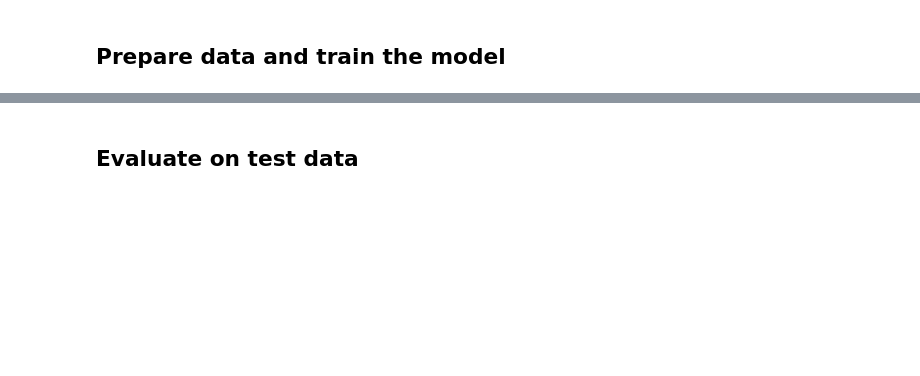
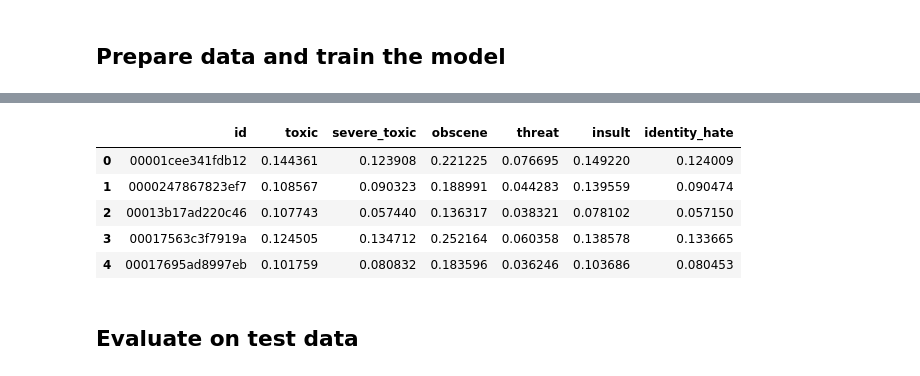
Before and after one commit to richwkc/Kaggle-Toxic-Comment-Classification-Challenge, a Jupyter notebook: all-variables-word2vec-then-rnn-optimal-parameters.ipynb, the cells around one changed output, grey strips where cells are left out. Cells and saved outputs as stored; diff of their text form; code cells hidden in the pictures; blank space fills up the shorter version.

```diff
--- a/all-variables-word2vec-then-rnn-optimal-parameters.ipynb
+++ b/all-variables-word2vec-then-rnn-optimal-parameters.ipynb
@@ -140,0 +96,34 @@ model.fit(
+# %%
+def trainModel(trainDataset, testDataset, label, epochs, fast=False):
+    print("Building model for target variable: {}".format(label))
+    model = defineModel()
+
+    tf.set_random_seed(43245)
+    np.random.seed(453252)
+
+    labelizer = Labelizer(label)
+    oversampler = Oversampler(label)
+
+    trainOversampled = oversampler.transform(trainDataset)
+
+    trainSentences = preparationPipeline.transform(trainOversampled)[:1000]
+    trainLabels = labelizer.transform(trainOversampled)[:1000]
+    testSentences = preparationPipeline.transform(testDataset)[:1000]
+    testLabels = labelizer.transform(testDataset)[:1000]
+
+    printAucCallback = PrintAucCallback(testSentences, testLabels, allTestDataPerEpochs=1)
+    if fast:
+        callbacks = []
+    else:
+        callbacks = [tensorBoardCallback, printAucCallback]
+
+    model.fit(
+        trainSentences,
+        trainLabels,
+        nb_epoch=epochs,
+        batch_size=batchSize,
+        callbacks=callbacks)
+
+    return model
+# %%
+contestModels = [trainModel("toxic", 2), trainModel("severe_toxic", 2), trainModel("obscene", 1), trainModel("threat", 3), trainModel("insult", 2), trainModel("identity_hate", 2)]
@@ -140,0 +165,3 @@ model.fit(
+# %%
+categories = ["toxic", "severe_toxic", "obscene", "threat", "insult", "identity_hate"]
+contestPredictionProbabilities = {category: model.predict(preparationPipeline.transform(contestTest[:1000])) for (category, model) in zip(categories, contestModels)}
@@ -140,0 +187,15 @@ model.fit(
+# %%
+suffledResult = pd.DataFrame(dict(
+    [("id", contestTest[:1000].id)]
+    + [(name, preds[:, 1]) for (name, preds) in contestPredictionProbabilities.items()]))
+
+result = suffledResult[["id"] + categories]
+# %%
+result.head()
+# %% [output]
+|  | id | toxic | severe_toxic | obscene | threat | insult | identity_hate |
+| 0 | 00001cee341fdb12 | 0.144361 | 0.123908 | 0.221225 | 0.076695 | 0.149220 | 0.124009 |
+| 1 | 0000247867823ef7 | 0.108567 | 0.090323 | 0.188991 | 0.044283 | 0.139559 | 0.090474 |
+| 2 | 00013b17ad220c46 | 0.107743 | 0.057440 | 0.136317 | 0.038321 | 0.078102 | 0.057150 |
+| 3 | 00017563c3f7919a | 0.124505 | 0.134712 | 0.252164 | 0.060358 | 0.138578 | 0.133665 |
+| 4 | 00017695ad8997eb | 0.101759 | 0.080832 | 0.183596 | 0.036246 | 0.103686 | 0.080453 |
```
Also changed, not shown: parts of 13 cells of this notebook, 1 other file.
